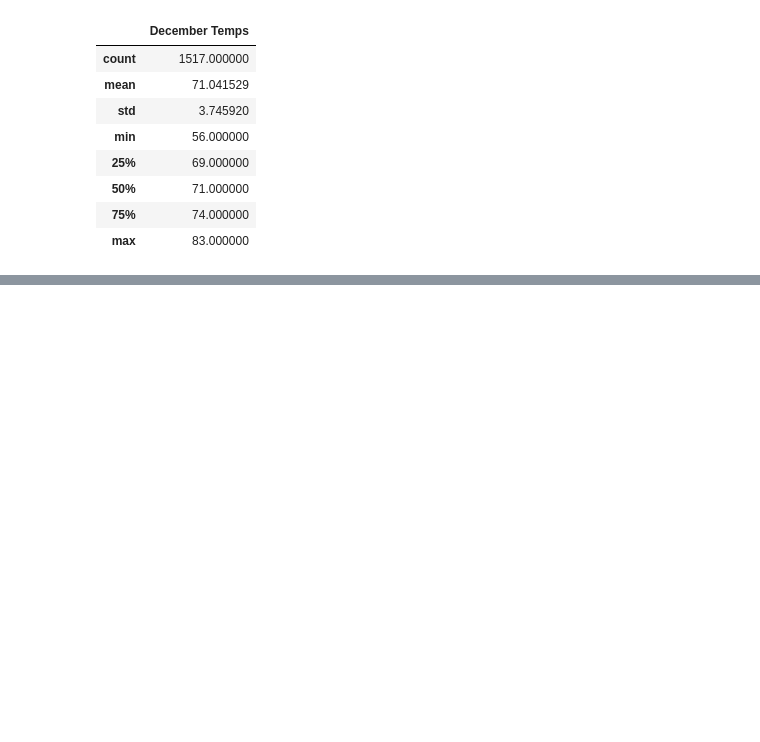
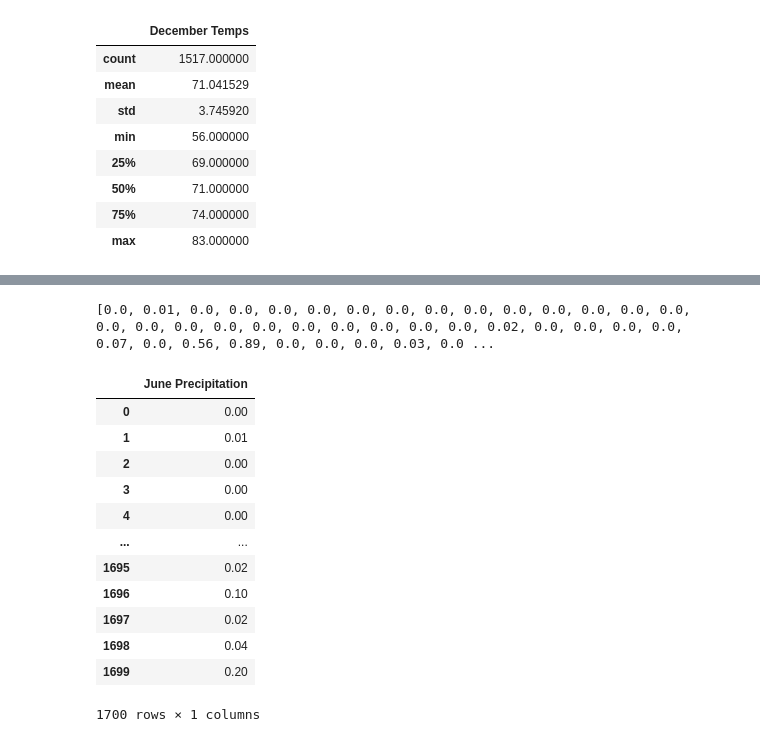
Before and after one commit to Andrew-Carlson/Hawaii-Weather-Analysis, a Jupyter notebook: SurfsUp_Challenge.ipynb, the cells around one changed output, grey strips where cells are left out. Saved outputs shown, nothing was run; the diff lists cells and outputs as text; code cells hidden in the pictures; blank space fills up the shorter version.

```diff
--- a/SurfsUp_Challenge.ipynb
+++ b/SurfsUp_Challenge.ipynb
@@ -158,3 +158,9 @@ dec_temps_df.describe()
 | 50% | 71.000000 |
 | 75% | 74.000000 |
 | max | 83.000000 |
+# %%
+# Create summary statistics for precipitation statistics for June
+#create SQLalchemy objects
+june_precipitation = session.query(Measurement).filter(extract('month', Measurement.date) == 6).all()
+
+june_precipitation
@@ -160,0 +185,27 @@ dec_temps_df.describe()
+# %%
+# convert SQLalchemy objects to a list using list comprehension
+
+june_precipitation_list = [precip.prcp for precip in june_precipitation]
+print(june_precipitation_list)
+# %% [output]
+[0.0, 0.01, 0.0, 0.0, 0.0, 0.0, 0.0, 0.0, 0.0, 0.0, 0.0, 0.0, 0.0, 0.0, 0.0, 0.0, 0.0, 0.0, 0.0, 0.0, 0.0, 0.0, 0.0, 0.0, 0.0, 0.02, 0.0, 0.0, 0.0, 0.0, 0.07, 0.0, 0.56, 0.89, 0.0, 0.0, 0.0, 0.03, 0.0 ...
+# %%
+# create dataframe from list
+
+june_precip_df = pd.DataFrame(june_precipitation_list, columns = ["June Precipitation"])
+
+june_precip_df
+# %% [output]
+|  | June Precipitation |
+| 0 | 0.00 |
+| 1 | 0.01 |
+| 2 | 0.00 |
+| 3 | 0.00 |
+| 4 | 0.00 |
+| ... | ... |
+| 1695 | 0.02 |
+| 1696 | 0.10 |
+| 1697 | 0.02 |
+| 1698 | 0.04 |
+| 1699 | 0.20 |
+1700 rows × 1 columns
```
Also changed, not shown: parts of 6 cells of this notebook.
